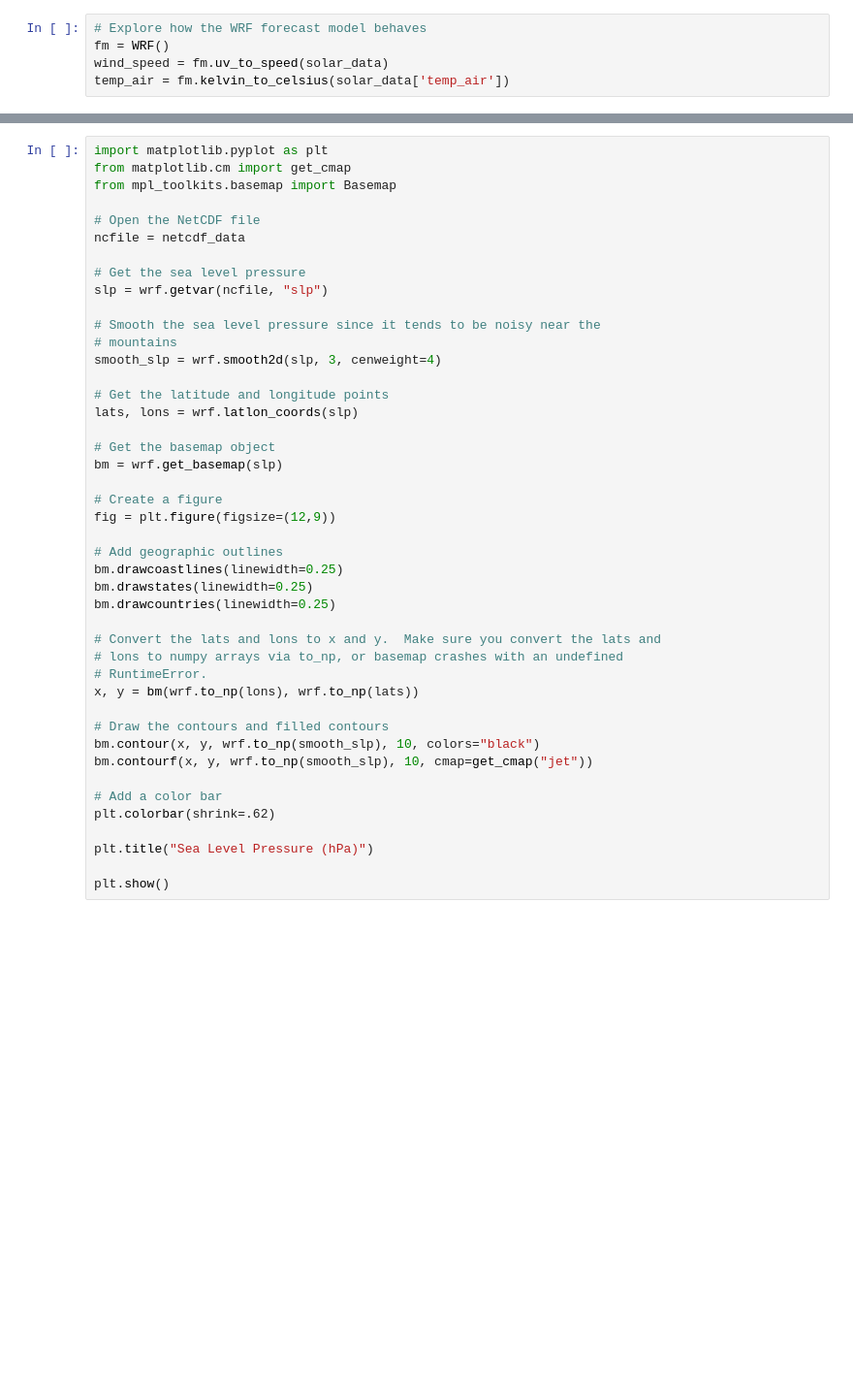
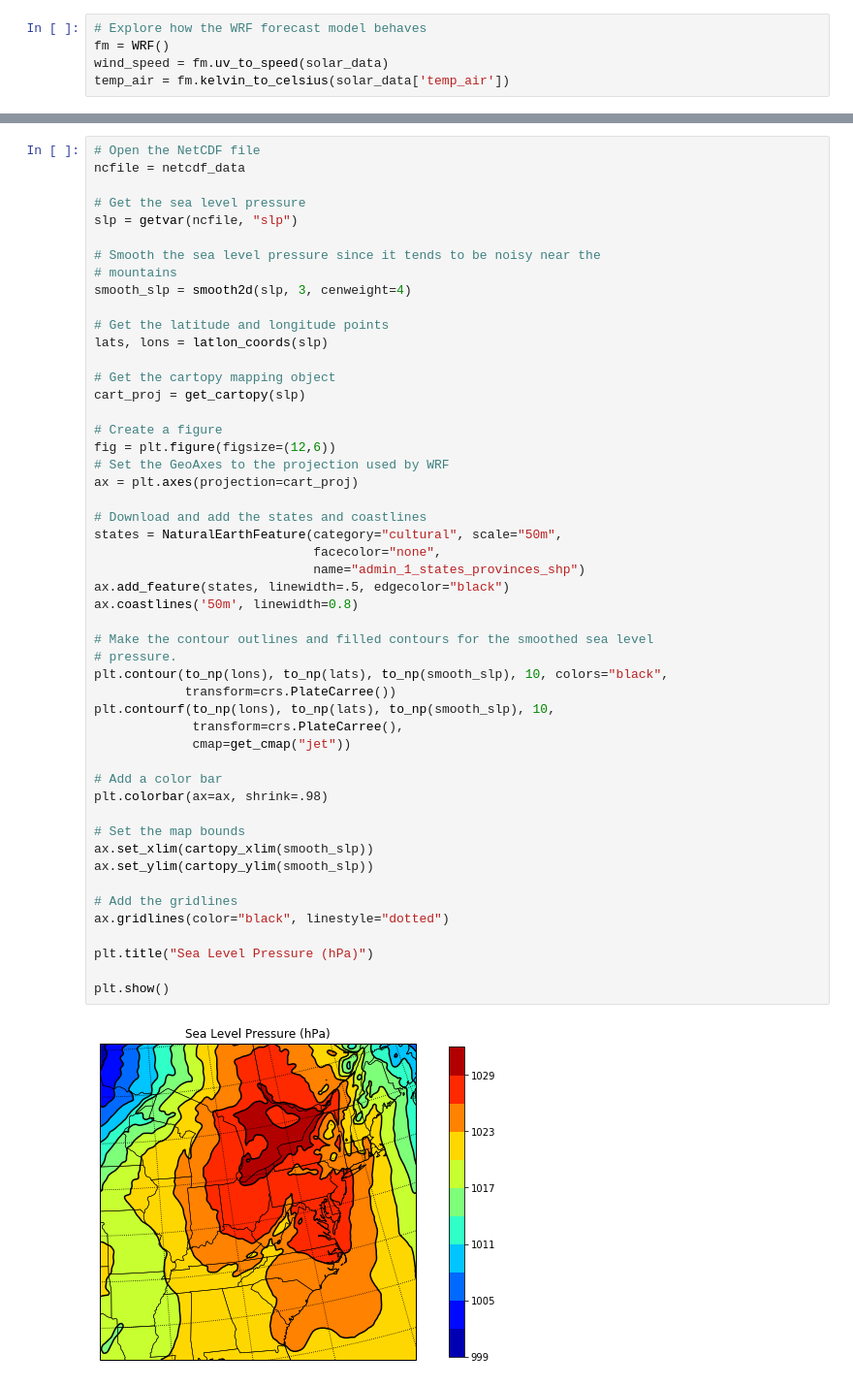
Before and after one commit to jeffreysward/pvlib-python, a Jupyter notebook: docs/tutorials/WRF Plotting.ipynb, the cells around one changed output, grey strips where cells are left out. Shown: that part at 97% size. Cells and saved outputs as stored; diff of their text form; blank space fills up the shorter version.

Commit message:
Fixed the WRF plotting script... or rather, made a conda environment in which it works.

```diff
--- a/docs/tutorials/WRF Plotting.ipynb
+++ b/docs/tutorials/WRF Plotting.ipynb
@@ -82,44 +116,52 @@ solar_data
 # %%
-import matplotlib.pyplot as plt
-from matplotlib.cm import get_cmap
-from mpl_toolkits.basemap import Basemap
-
 # Open the NetCDF file
 ncfile = netcdf_data
 
 # Get the sea level pressure
-slp = wrf.getvar(ncfile, "slp")
+slp = getvar(ncfile, "slp")
 
 # Smooth the sea level pressure since it tends to be noisy near the
 # mountains
-smooth_slp = wrf.smooth2d(slp, 3, cenweight=4)
+smooth_slp = smooth2d(slp, 3, cenweight=4)
 
 # Get the latitude and longitude points
-lats, lons = wrf.latlon_coords(slp)
+lats, lons = latlon_coords(slp)
 
-# Get the basemap object
-bm = wrf.get_basemap(slp)
+# Get the cartopy mapping object
+cart_proj = get_cartopy(slp)
 
 # Create a figure
-fig = plt.figure(figsize=(12,9))
+fig = plt.figure(figsize=(12,6))
+# Set the GeoAxes to the projection used by WRF
+ax = plt.axes(projection=cart_proj)
 
-# Add geographic outlines
-bm.drawcoastlines(linewidth=0.25)
-bm.drawstates(linewidth=0.25)
-bm.drawcountries(linewidth=0.25)
+# Download and add the states and coastlines
+states = NaturalEarthFeature(category="cultural", scale="50m",
+                             facecolor="none",
+                             name="admin_1_states_provinces_shp")
+ax.add_feature(states, linewidth=.5, edgecolor="black")
+ax.coastlines('50m', linewidth=0.8)
 
-# Convert the lats and lons to x and y.  Make sure you convert the lats and
-# lons to numpy arrays via to_np, or basemap crashes with an undefined
-# RuntimeError.
-x, y = bm(wrf.to_np(lons), wrf.to_np(lats))
-
-# Draw the contours and filled contours
-bm.contour(x, y, wrf.to_np(smooth_slp), 10, colors="black")
-bm.contourf(x, y, wrf.to_np(smooth_slp), 10, cmap=get_cmap("jet"))
+# Make the contour outlines and filled contours for the smoothed sea level
+# pressure.
+plt.contour(to_np(lons), to_np(lats), to_np(smooth_slp), 10, colors="black",
+            transform=crs.PlateCarree())
+plt.contourf(to_np(lons), to_np(lats), to_np(smooth_slp), 10,
+             transform=crs.PlateCarree(),
+             cmap=get_cmap("jet"))
 
 # Add a color bar
-plt.colorbar(shrink=.62)
+plt.colorbar(ax=ax, shrink=.98)
+
+# Set the map bounds
+ax.set_xlim(cartopy_xlim(smooth_slp))
+ax.set_ylim(cartopy_ylim(smooth_slp))
+
+# Add the gridlines
+ax.gridlines(color="black", linestyle="dotted")
 
 plt.title("Sea Level Pressure (hPa)")
 
 plt.show()
+# %% [output]
+[figure, added]
```
Also changed, not shown: parts of 3 cells of this notebook.
